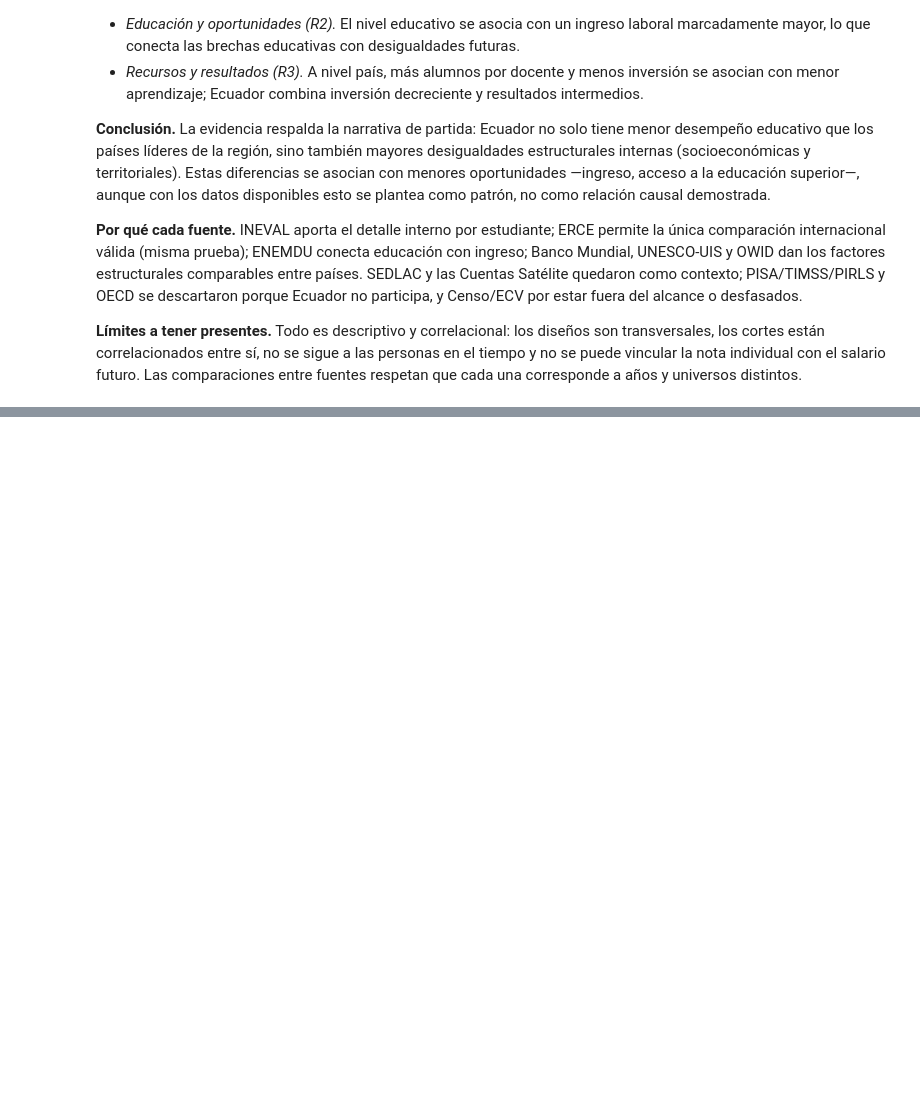
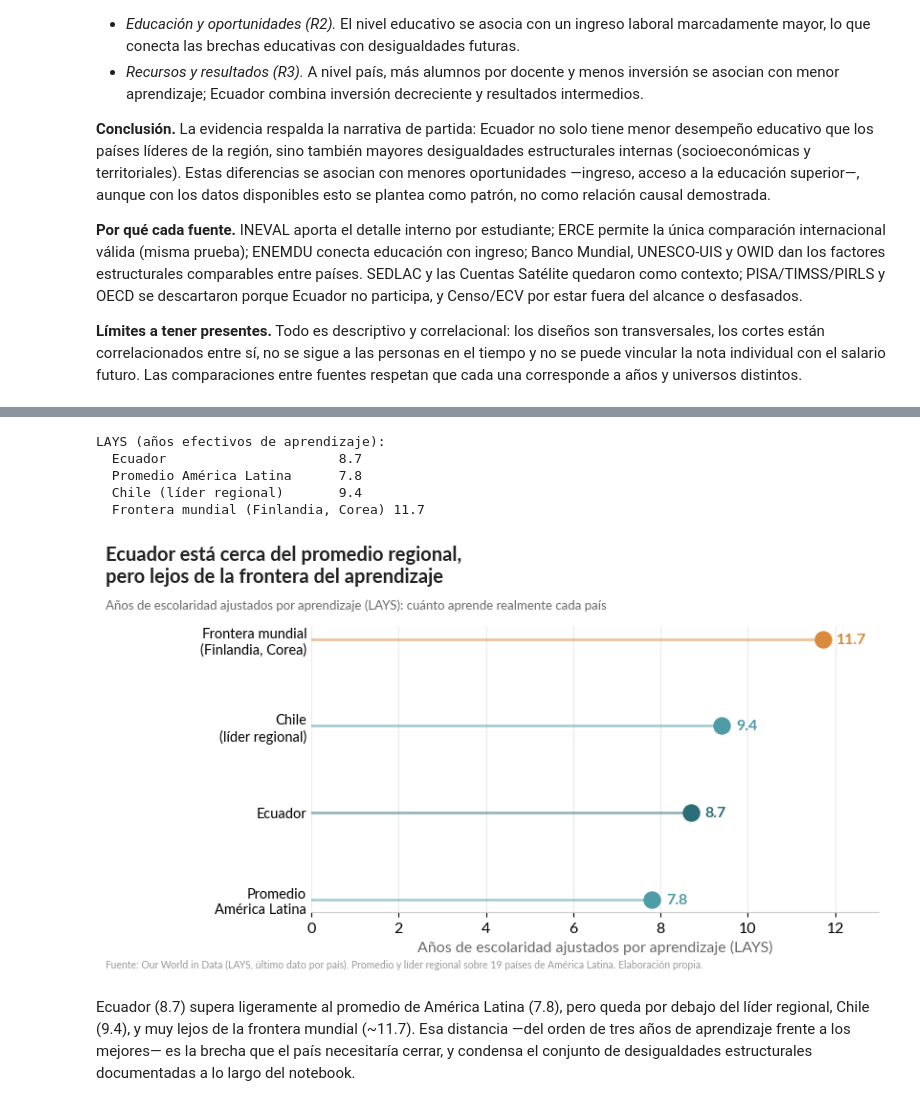
Before and after one commit to bypaupau/concurso-el-quantificador, a Jupyter notebook: education_ecuador_analysis.ipynb, the cells around one changed output, grey strips where cells are left out. Cells and saved outputs as stored; diff of their text form; code cells hidden in the pictures; blank space fills up the shorter version.

```diff
--- a/education_ecuador_analysis.ipynb
+++ b/education_ecuador_analysis.ipynb
@@ -679,10 +684,6 @@ que enumera endpoints y parámetros. Detalle aprendido al probar: para varios pa
 `geoUnit` es la coma, no `+`.
 # %%
 UIS = "https://api.uis.unesco.org/api/public"
-schema = api_get(UIS.replace("/api/public", "") + "/api/public/openapi/schema.json")
-print("UIS API:", schema["info"]["title"], schema["info"]["version"])
-for path in schema["paths"]:
-    print("  GET", path)
 
 def uis_get(indicador, geo="ECU", start=2015, end=2024):
     geo = ",".join(geo) if isinstance(geo, (list, tuple)) else geo
@@ -690,8 +691,16 @@ def uis_get(indicador, geo="ECU", start=2015, end=2024):
                    f"&start={start}&end={end}&indicatorMetadata=false")
     return pd.DataFrame(data.get("records", []))
 
-print("\nEjemplo: finalizacion de secundaria alta (CR.3) en Ecuador")
-print(uis_get("CR.3", "ECU", 2018, 2024).dropna(subset=["value"]).tail(4).to_string(index=False))
+try:
+    schema = api_get(UIS.replace("/api/public", "") + "/api/public/openapi/schema.json")
+    print("UIS API:", schema["info"]["title"], schema["info"]["version"])
+    for path in schema["paths"]:
+        print("  GET", path)
+    print("\nEjemplo: finalizacion de secundaria alta (CR.3) en Ecuador")
+    print(uis_get("CR.3", "ECU", 2018, 2024).dropna(subset=["value"]).tail(4).to_string(index=False))
+except Exception as e:
+    print("Sin conexion a UNESCO-UIS; el analisis usara el cache local (api_cache.csv).")
+    print("Detalle:", repr(e)[:90])
 # %% [output]
 UIS API: UIS Data API 1.0.2
   GET /api/public/data/indicators
@@ -1443,0 +1476,41 @@ cada una corresponde a años y universos distintos.
+# %%
+ref = {
+    "Ecuador": panel.loc["ECU", "LAYS"],
+    "Promedio\nAmérica Latina": lays_latam.mean(),
+    f"{nombre}\n(líder regional)": lays_latam.iloc[0],
+    "Frontera mundial\n(Finlandia, Corea)": panel.loc[["FIN", "KOR"], "LAYS"].mean(),
+}
+print("LAYS (años efectivos de aprendizaje):")
+for k, v in ref.items():
+    print(f"  {k.replace(chr(10), ' '):28s} {v:.1f}")
+
+items = sorted(ref.items(), key=lambda kv: kv[1])
+labels, vals = [k for k, _ in items], [v for _, v in items]
+colors = [DARK if "Ecuador" in k else (ORANGE if "Frontera" in k else TEAL) for k in labels]
+
+fig, ax = plt.subplots(figsize=(8.6, 4.6))
+for i, (v, c) in enumerate(zip(vals, colors)):
+    ax.plot([0, v], [i, i], color=c, lw=2, alpha=0.5, zorder=2)
+    ax.scatter(v, i, s=150, color=c, zorder=3)
+    ax.text(v + 0.32, i, f"{v:.1f}", va="center", ha="left", fontsize=11.5, fontweight="bold", color=c)
+ax.set_yticks(range(len(labels))); ax.set_yticklabels(labels, fontsize=10.5)
+ax.set_xlim(0, 13); ax.set_xlabel("Años de escolaridad ajustados por aprendizaje (LAYS)", color=GRAY)
+estilo(ax); ax.tick_params(axis="y", length=0); ax.xaxis.grid(True, color="#ECECEC")
+encabezado(fig, "Ecuador está cerca del promedio regional,\npero lejos de la frontera del aprendizaje",
+           "Años de escolaridad ajustados por aprendizaje (LAYS): cuánto aprende realmente cada país",
+           "Fuente: Our World in Data (LAYS, último dato por país). Promedio y líder regional sobre 19 países de América Latina. Elaboración propia.",
+           left=0.27)
+fig.savefig("figuras/09_sintesis_brecha.png", dpi=200, bbox_inches="tight", facecolor="white")
+plt.show()
+# %% [output]
+LAYS (años efectivos de aprendizaje):
+  Ecuador                      8.7
+  Promedio América Latina      7.8
+  Chile (líder regional)       9.4
+  Frontera mundial (Finlandia, Corea) 11.7
+[figure, added]
+# %% [markdown]
+Ecuador (8.7) supera ligeramente al promedio de América Latina (7.8), pero queda por debajo del
+líder regional, Chile (9.4), y muy lejos de la frontera mundial (~11.7). Esa distancia —del orden de
+tres años de aprendizaje frente a los mejores— es la brecha que el país necesitaría cerrar, y
+condensa el conjunto de desigualdades estructurales documentadas a lo largo del notebook.
```
Also changed, not shown: parts of 7 cells of this notebook, 32 other files.
